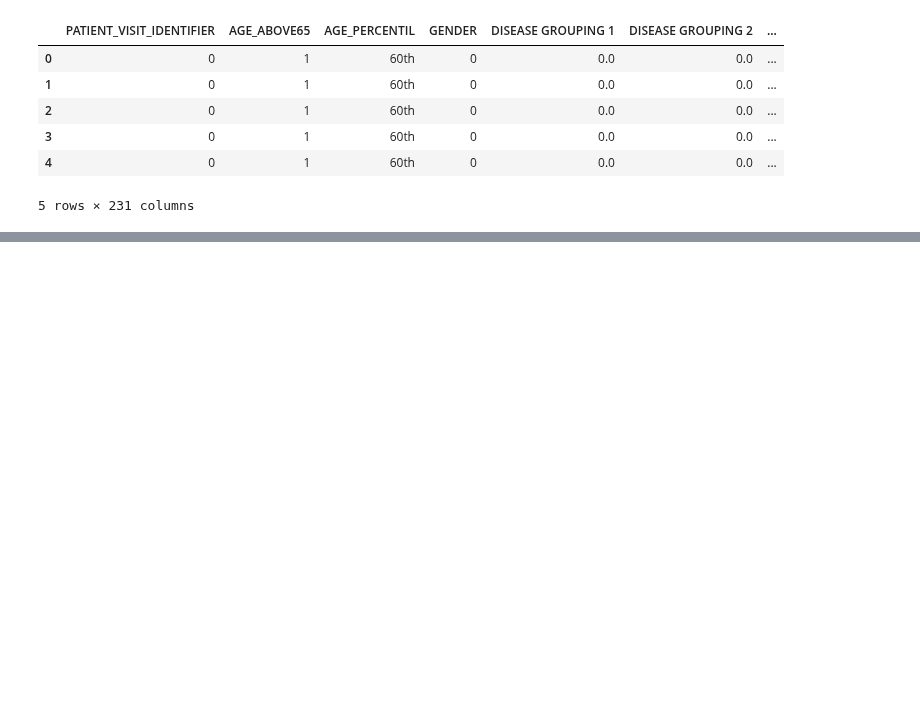
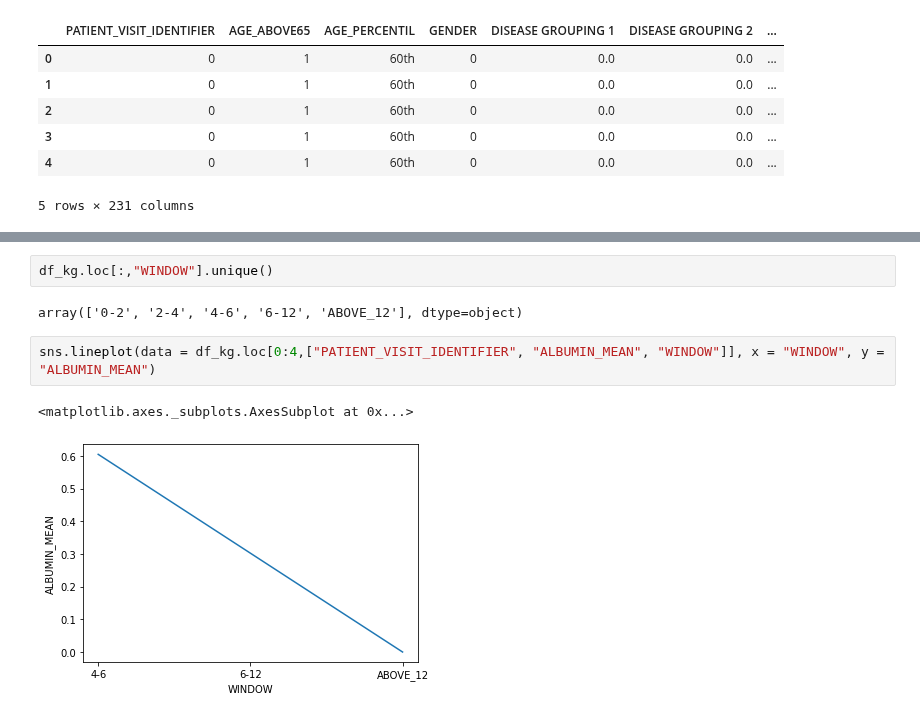
Before and after one commit to RPGraciotti/BootCampAlura, a Jupyter notebook: Projeto_final/Exploratoria.ipynb, the cells around one changed output, grey strips where cells are left out. Drawn from its saved outputs; the diff is of its cells as text; blank space fills up the shorter version.

```diff
--- a/Projeto_final/Exploratoria.ipynb
+++ b/Projeto_final/Exploratoria.ipynb
@@ -30,0 +69,9 @@ sns.displot(df_kg.loc[:,"AGE_PERCENTIL"].sort_values())
+# %%
+df_kg.loc[:,"WINDOW"].unique()
+# %% [output]
+array(['0-2', '2-4', '4-6', '6-12', 'ABOVE_12'], dtype=object)
+# %%
+sns.lineplot(data = df_kg.loc[0:4,["PATIENT_VISIT_IDENTIFIER", "ALBUMIN_MEAN", "WINDOW"]], x = "WINDOW", y = "ALBUMIN_MEAN")
+# %% [output]
+<matplotlib.axes._subplots.AxesSubplot at 0x...>
+[figure, added]
```
Also changed, not shown: parts of 9 cells of this notebook.
